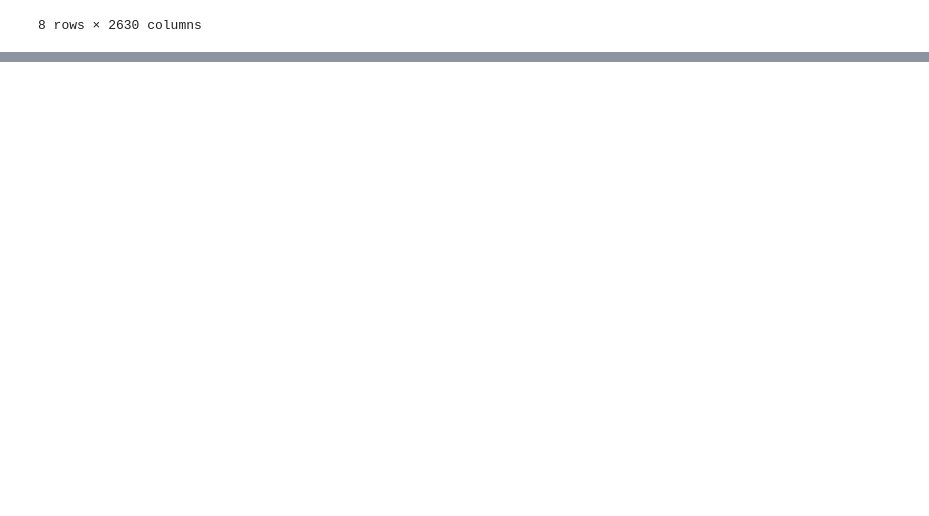
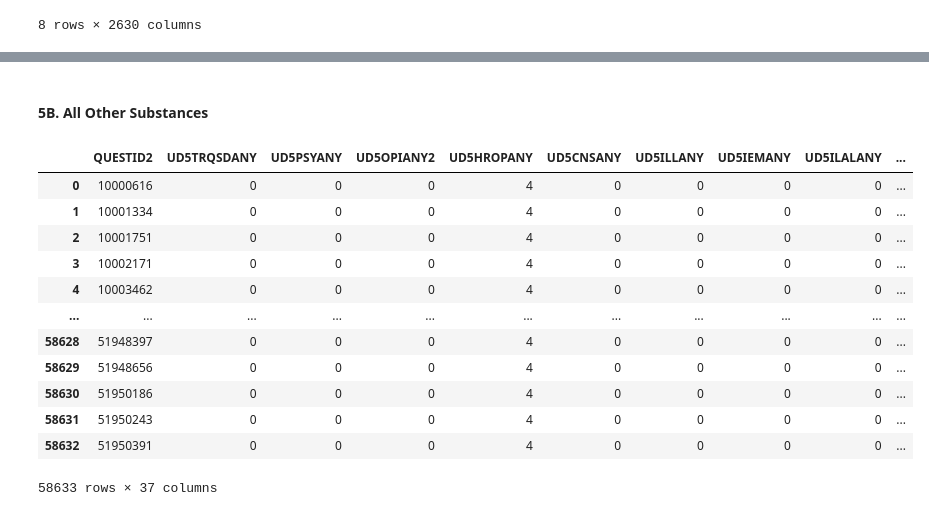
Before and after one commit to infunibuley/infunibuley.github.io, a Jupyter notebook: data/projects/nsduh-eda/nsduh-eda.ipynb, the cells around one changed output, grey strips where cells are left out. Saved outputs shown, nothing was run; the diff lists cells and outputs as text; code cells hidden in the pictures; blank space fills up the shorter version.

```diff
--- a/data/projects/nsduh-eda/nsduh-eda.ipynb
+++ b/data/projects/nsduh-eda/nsduh-eda.ipynb
@@ -122,0 +229,5 @@ Replaced PDEN10 values with string-based values for easier understanding. Change
+# %%
+cols = ['KSSLR6MON', 'SPDPSTMON', 'KSSLR6YR', 'KSSLR6MAX', 'SPDPSTYR', 'AKSSLR6WRST', 'WHODASTOTSC', 'WHODASDASC', 'SMIPPPY', 'SMIPY', 'AMIPY', 'SMMIPY', 'MMIPY', 'LMIPY', 'LMMIPY', 'MICATPY', 'AGADTOTSC', 'AGADSEVSYMP', 'AGADMODOSEV', 'ADSUITPAYR', 'ADSUITPACOM', 'ATXMDEYR', 'ARXMDEYR', 'AMDETXRX', 'ADOCMDE', 'AOMDMDE', 'APSY1MDE', 'APSY2MDE', 'ASOCMDE', 'ACOUNMDE', 'AOMHMDE', 'ANURSMDE', 'ARELMDE', 'AHBCHMDE', 'AHLTMDE', 'AALTMDE', 'IRAMDELT', 'IRAMDEYR', 'IRAMDEIMP']
+adult_mental_health_df = nsduh_df[['QUESTID2'] + cols].copy()
+table_names.append('adult_mental_health_df')
+adult_mental_health_df
@@ -122,0 +256,5 @@ Replaced PDEN10 values with string-based values for easier understanding. Change
+# %%
+cols = ['CIGFNSMK', 'NDSSDEPND', 'FTNDDEPND', 'IRPMNICDEP']
+nicotine_df = nsduh_df[['QUESTID2'] + cols].copy()
+table_names.append('nicotine_df')
+nicotine_df
@@ -122,0 +275,21 @@ Replaced PDEN10 values with string-based values for easier understanding. Change
+# %% [markdown]
+#### 5B. All Other Substances
+# %%
+cols = ['UD5TRQSDANY', 'UD5PSYANY', 'UD5OPIANY2', 'UD5HROPANY', 'UD5CNSANY', 'UD5ILLANY', 'UD5IEMANY', 'UD5ILALANY', 'UD5ILAALANY', 'UD5ILNALANY', 'UD5ALNILANY', 'UDYR5OPPRANY', 'UDYR5PNRANY2', 'UDYR5SEDANY', 'UDYR5STMANY', 'UDYR5TRQANY', 'UD5CNSGRP', 'UD5OPIGRP', 'UD5TRQSDGRP', 'SEVYRPNRANY2', 'SEVYROPPRANY', 'SEVYRTRQANY', 'SEVYRSTMANY', 'SEVYRSEDANY', 'SVYRTQSDANY', 'SVYRPSYANY', 'SVYROPIANY2', 'SVYRCNSANY', 'SVYRDUDANY', 'SVYRSUDANY', 'SVYRTQSDMIS', 'SVYROPIMIS', 'SVYRCNSMIS', 'SVYRTQSDUNM', 'SVYROPIUNM', 'SVYRCNSUNM']
+abuse_disorder_df = nsduh_df[['QUESTID2'] + cols].copy()
+table_names.append('abuse_disorder_df')
+abuse_disorder_df
+# %% [output]
+|  | QUESTID2 | UD5TRQSDANY | UD5PSYANY | UD5OPIANY2 | UD5HROPANY | UD5CNSANY | UD5ILLANY | UD5IEMANY | UD5ILALANY | ... |
+| 0 | 10000616 | 0 | 0 | 0 | 4 | 0 | 0 | 0 | 0 | ... |
+| 1 | 10001334 | 0 | 0 | 0 | 4 | 0 | 0 | 0 | 0 | ... |
+| 2 | 10001751 | 0 | 0 | 0 | 4 | 0 | 0 | 0 | 0 | ... |
+| 3 | 10002171 | 0 | 0 | 0 | 4 | 0 | 0 | 0 | 0 | ... |
+| 4 | 10003462 | 0 | 0 | 0 | 4 | 0 | 0 | 0 | 0 | ... |
+| ... | ... | ... | ... | ... | ... | ... | ... | ... | ... | ... |
+| 58628 | 51948397 | 0 | 0 | 0 | 4 | 0 | 0 | 0 | 0 | ... |
+| 58629 | 51948656 | 0 | 0 | 0 | 4 | 0 | 0 | 0 | 0 | ... |
+| 58630 | 51950186 | 0 | 0 | 0 | 4 | 0 | 0 | 0 | 0 | ... |
+| 58631 | 51950243 | 0 | 0 | 0 | 4 | 0 | 0 | 0 | 0 | ... |
+| 58632 | 51950391 | 0 | 0 | 0 | 4 | 0 | 0 | 0 | 0 | ... |
+58633 rows × 37 columns
```
Also changed, not shown: parts of 71 cells of this notebook.
